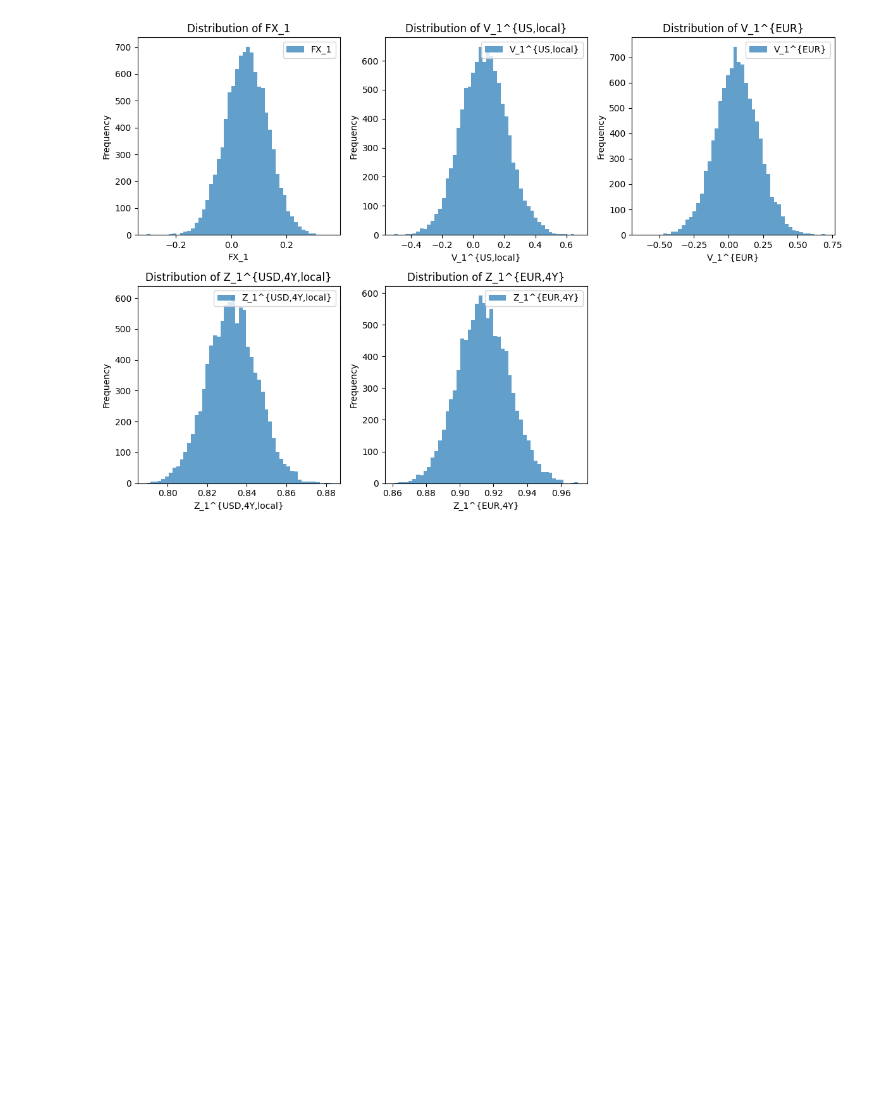
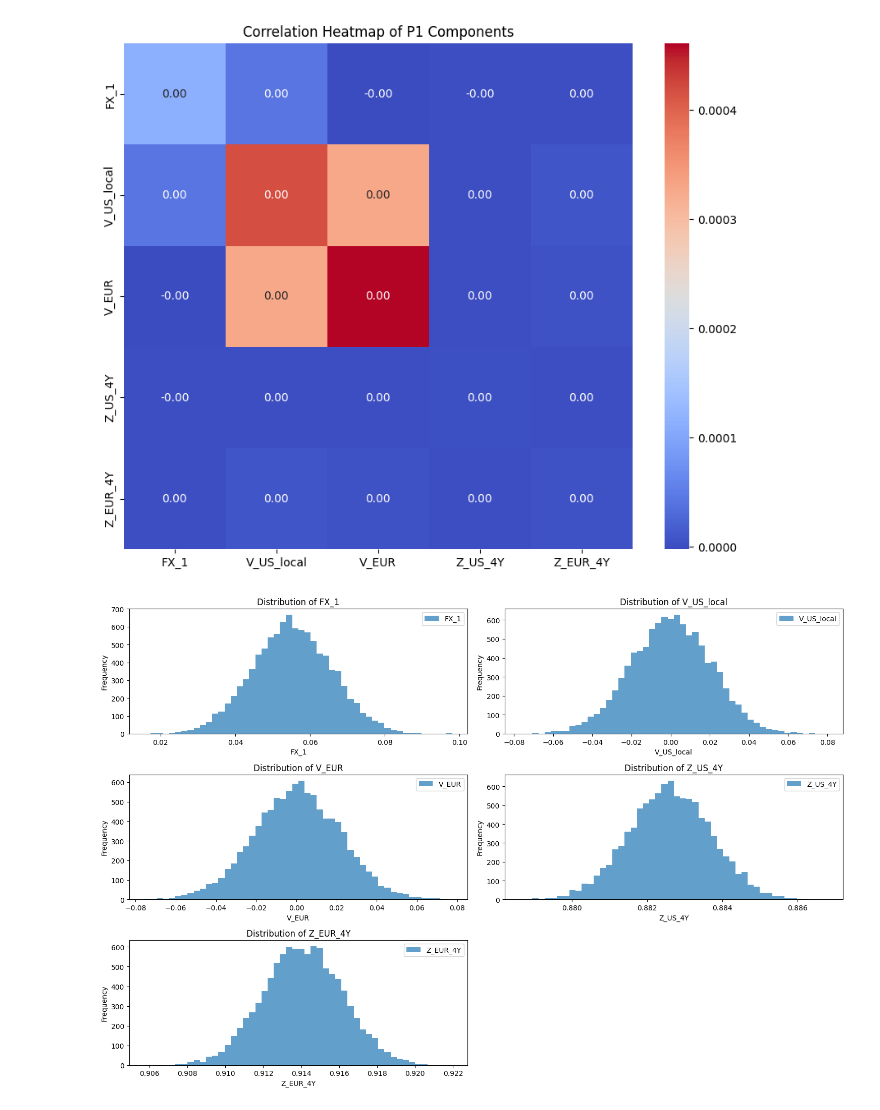
Before and after one commit to Deshvar/Exam2024-Financial-Economist, a Jupyter notebook: Question4.ipynb, the cells around one changed output. Cells and saved outputs as stored; diff of their text form; code cells hidden in the pictures; blank space fills up the shorter version.

```diff
--- a/Question4.ipynb
+++ b/Question4.ipynb
@@ -78,0 +94,7 @@ Covariance matrix of P1:
+# %%
+# Validate and visualize
+mean_P1 = np.mean(P1, axis=0)
+cov_P1 = np.cov(P1.T)
+
+print("Mean of P1:", mean_P1)
+print("Covariance matrix of P1:\n", cov_P1)
@@ -79,15 +115,25 @@ Covariance matrix of P1:
 # %%
-## Visualisering
-# Histogrammer
-plt.figure(figsize=(12, 8))
-for i, label in enumerate(["FX_1", "V_1^{US,local}", "V_1^{EUR}", "Z_1^{USD,4Y,local}", "Z_1^{EUR,4Y}"]):
-    plt.subplot(2, 3, i + 1)
-    plt.hist(P1[:, i], bins=50, alpha=0.7, label=label)
-    plt.title(f"Distribution of {label}")
-    plt.xlabel(label)
+# Correlation heatmap
+plt.figure(figsize=(10, 8))
+sns.heatmap(cov_P1, annot=True, fmt=".2f",
+            xticklabels=["FX_1", "V_US_local", "V_EUR", "Z_US_4Y", "Z_EUR_4Y"],
+            yticklabels=["FX_1", "V_US_local", "V_EUR", "Z_US_4Y", "Z_EUR_4Y"],
+            cmap="coolwarm", cbar=True)
+plt.title("Correlation Heatmap of P1 Components")
+plt.show()
+
+# Histograms for P1 components
+components = ["FX_1", "V_US_local", "V_EUR", "Z_US_4Y", "Z_EUR_4Y"]
+plt.figure(figsize=(15, 10))
+for i, component in enumerate(components):
+    plt.subplot(3, 2, i + 1)
+    plt.hist(P1[:, i], bins=50, alpha=0.7, label=component)
+    plt.title(f"Distribution of {component}")
+    plt.xlabel(component)
     plt.ylabel("Frequency")
     plt.legend()
 plt.tight_layout()
 plt.show()
 # %% [output]
-[figure, old version]
+[figure, new version]
+[figure, added]
```
Also changed, not shown: parts of 9 cells of this notebook, 1 other file.
